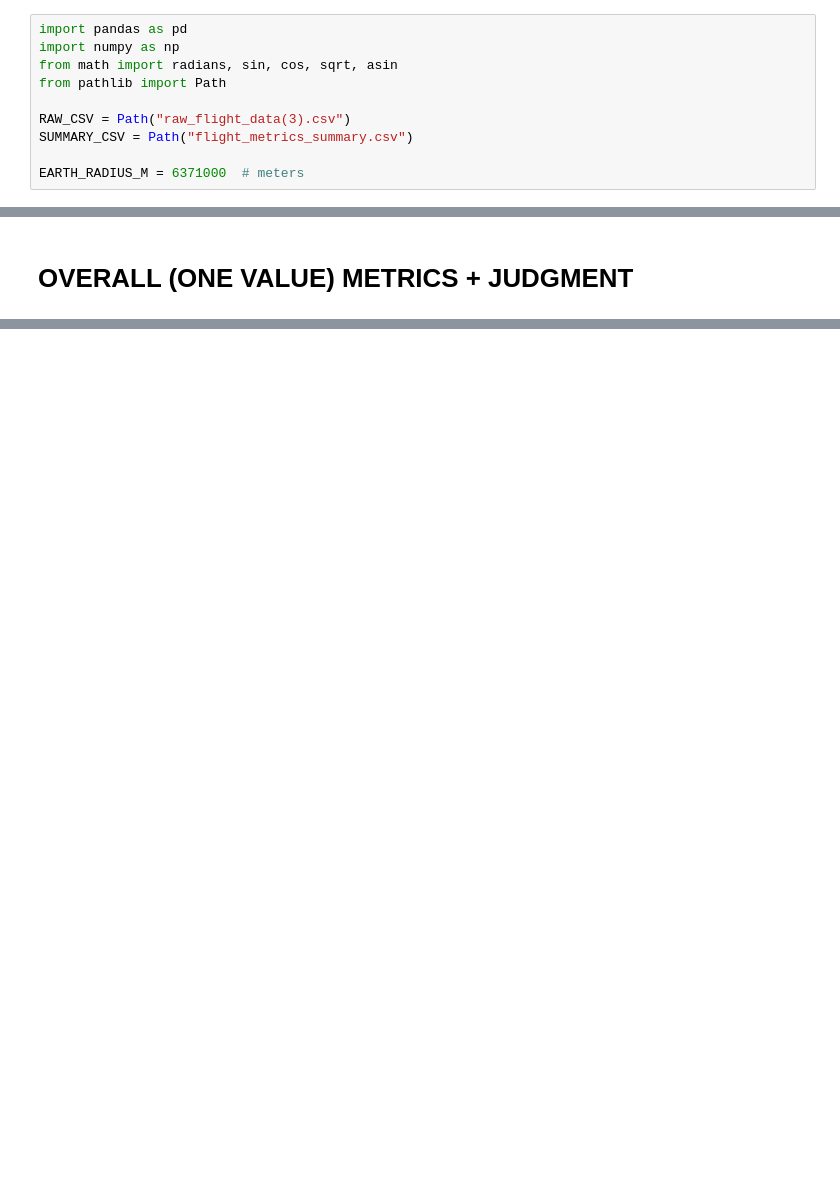
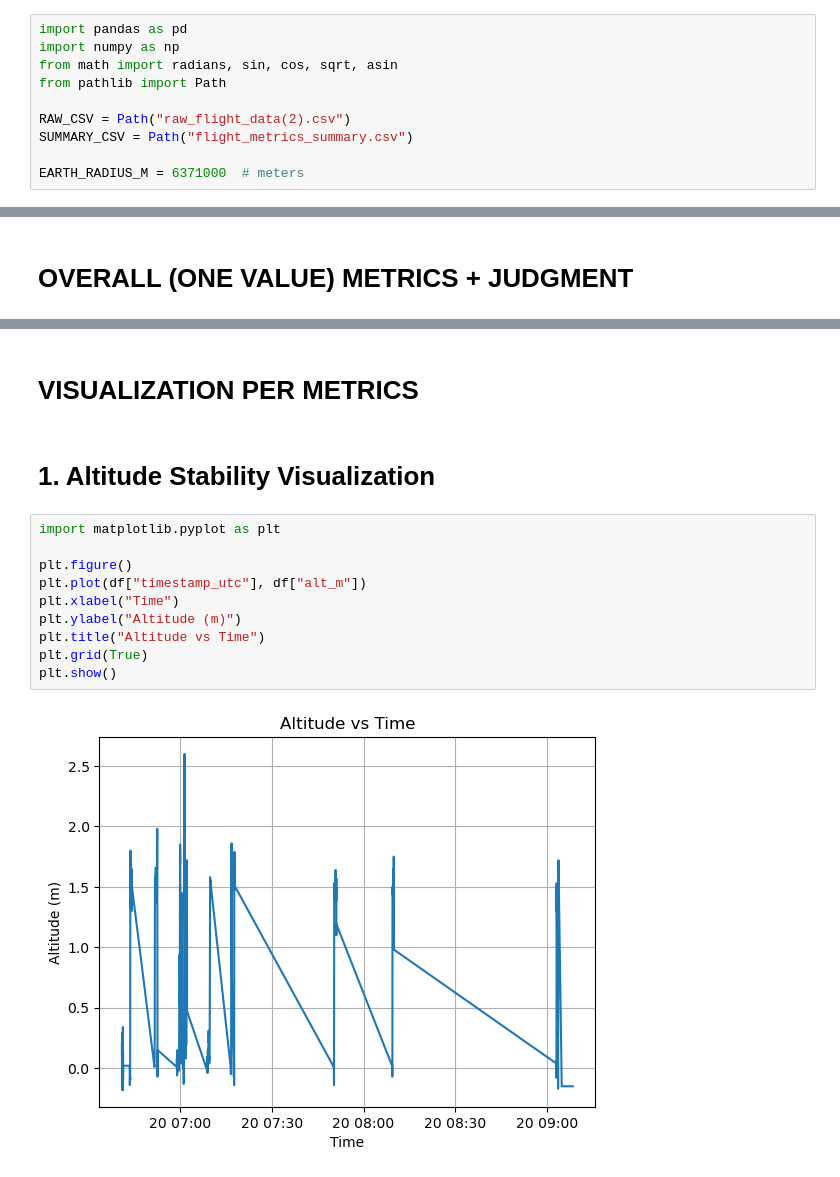
Before and after one commit to jeannepurca/PinyaSuri_ECE4, a Jupyter notebook: metrics_compute.ipynb, the cells around one changed output, grey strips where cells are left out. Drawn from its saved outputs; the diff is of its cells as text; blank space fills up the shorter version.

```diff
--- a/metrics_compute.ipynb
+++ b/metrics_compute.ipynb
@@ -10,7 +10,7 @@ import numpy as np
 from math import radians, sin, cos, sqrt, asin
 from pathlib import Path
 
-RAW_CSV = Path("raw_flight_data(3).csv")
+RAW_CSV = Path("raw_flight_data(2).csv")
 SUMMARY_CSV = Path("flight_metrics_summary.csv")
 
 EARTH_RADIUS_M = 6371000  # meters
@@ -294,3 +285,19 @@ overall_df.to_csv("overall_metrics.csv")
 print("✓ Overall metrics WITH quality ratings saved")
 # %% [output]
 ✓ Overall metrics WITH quality ratings saved
+# %% [markdown]
+# VISUALIZATION PER METRICS
+# %% [markdown]
+# 1. Altitude Stability Visualization
+# %%
+import matplotlib.pyplot as plt
+
+plt.figure()
+plt.plot(df["timestamp_utc"], df["alt_m"])
+plt.xlabel("Time")
+plt.ylabel("Altitude (m)")
+plt.title("Altitude vs Time")
+plt.grid(True)
+plt.show()
+# %% [output]
+[figure, added]
```
Also changed, not shown: parts of 29 cells of this notebook, 4 other files.
